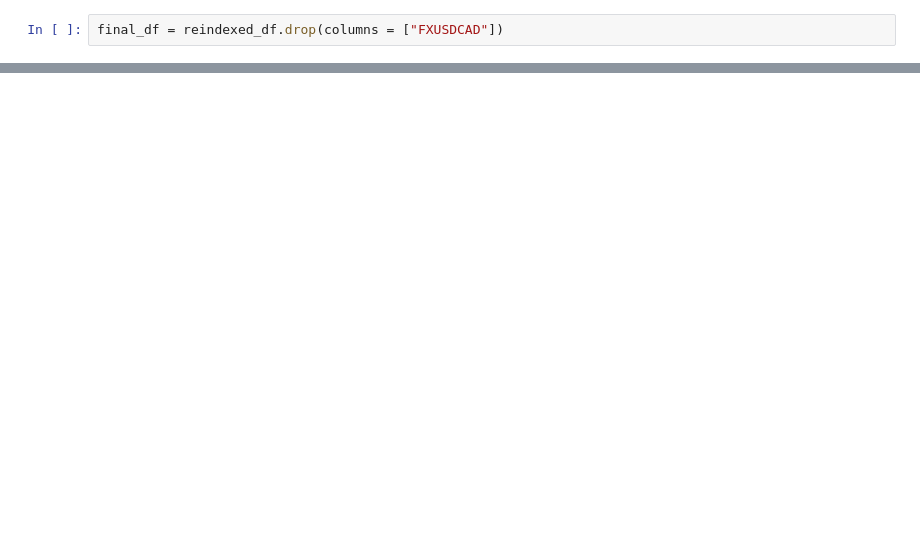
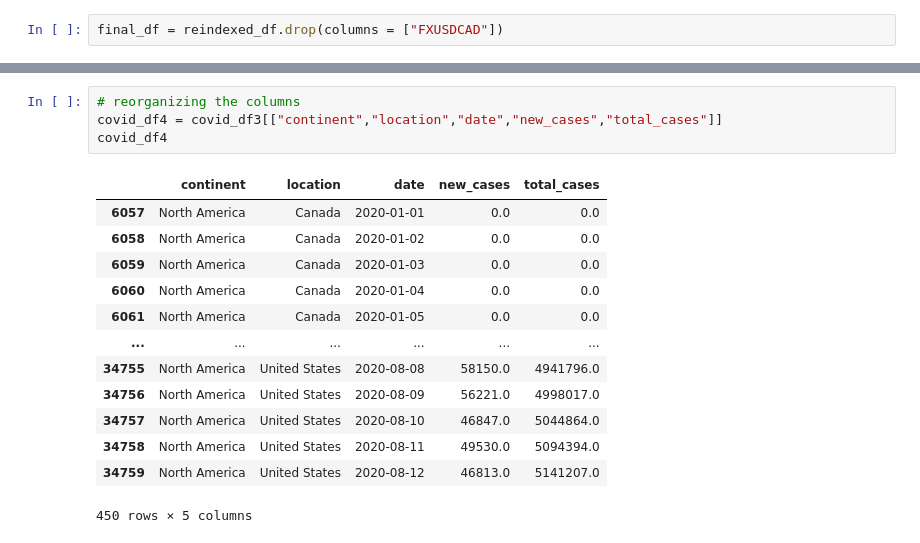
Before and after one commit to angelasivirich/Finance-Yahoo-ETL, a Jupyter notebook: usd_cad_exchange_rate.ipynb, the cells around one changed output, grey strips where cells are left out. Saved outputs shown, nothing was run; the diff lists cells and outputs as text; blank space fills up the shorter version.

```diff
--- a/usd_cad_exchange_rate.ipynb
+++ b/usd_cad_exchange_rate.ipynb
@@ -219,0 +281,18 @@ final_df
+# %%
+# reorganizing the columns
+covid_df4 = covid_df3[["continent","location","date","new_cases","total_cases"]]
+covid_df4
+# %% [output]
+|  | continent | location | date | new_cases | total_cases |
+| 6057 | North America | Canada | 2020-01-01 | 0.0 | 0.0 |
+| 6058 | North America | Canada | 2020-01-02 | 0.0 | 0.0 |
+| 6059 | North America | Canada | 2020-01-03 | 0.0 | 0.0 |
+| 6060 | North America | Canada | 2020-01-04 | 0.0 | 0.0 |
+| 6061 | North America | Canada | 2020-01-05 | 0.0 | 0.0 |
+| ... | ... | ... | ... | ... | ... |
+| 34755 | North America | United States | 2020-08-08 | 58150.0 | 4941796.0 |
+| 34756 | North America | United States | 2020-08-09 | 56221.0 | 4998017.0 |
+| 34757 | North America | United States | 2020-08-10 | 46847.0 | 5044864.0 |
+| 34758 | North America | United States | 2020-08-11 | 49530.0 | 5094394.0 |
+| 34759 | North America | United States | 2020-08-12 | 46813.0 | 5141207.0 |
+450 rows × 5 columns
```
Also changed, not shown: parts of 17 cells of this notebook, 2 other files.
